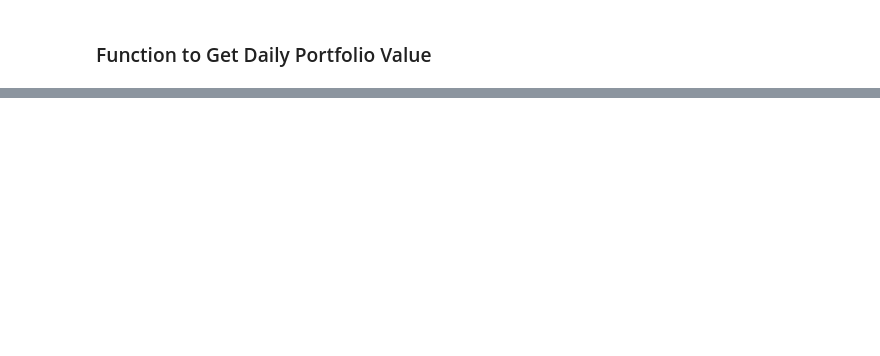
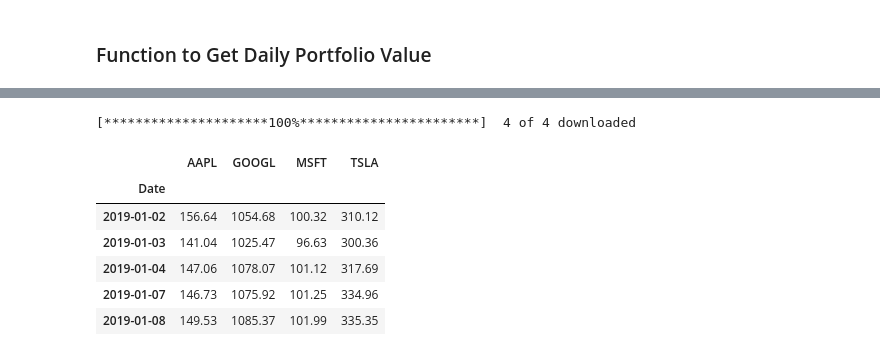
Before and after one commit to AashinShazar/TradingML, a Jupyter notebook: PortfolioEvaluator/PortfolioEvaluator.ipynb, the cells around one changed output, grey strips where cells are left out. Saved outputs shown, nothing was run; the diff lists cells and outputs as text; code cells hidden in the pictures; blank space fills up the shorter version.

```diff
--- a/PortfolioEvaluator/PortfolioEvaluator.ipynb
+++ b/PortfolioEvaluator/PortfolioEvaluator.ipynb
@@ -284,0 +278,15 @@ def dailyPortfolioValue(stockDataList):
+# %%
+import yfinance as yf
+portfolioData = yf.download("MSFT  AAPL  GOOGL  TSLA", start="2019-01-02", end="2019-05-24")
+# %% [output]
+[*********************100%***********************]  4 of 4 downloaded
+# %%
+portfolioData['Adj Close'].head()
+# %% [output]
+|  | AAPL | GOOGL | MSFT | TSLA |
+| Date |  |  |  |  |
+| 2019-01-02 | 156.64 | 1054.68 | 100.32 | 310.12 |
+| 2019-01-03 | 141.04 | 1025.47 | 96.63 | 300.36 |
+| 2019-01-04 | 147.06 | 1078.07 | 101.12 | 317.69 |
+| 2019-01-07 | 146.73 | 1075.92 | 101.25 | 334.96 |
+| 2019-01-08 | 149.53 | 1085.37 | 101.99 | 335.35 |
```
Also changed, not shown: parts of 39 cells of this notebook.
